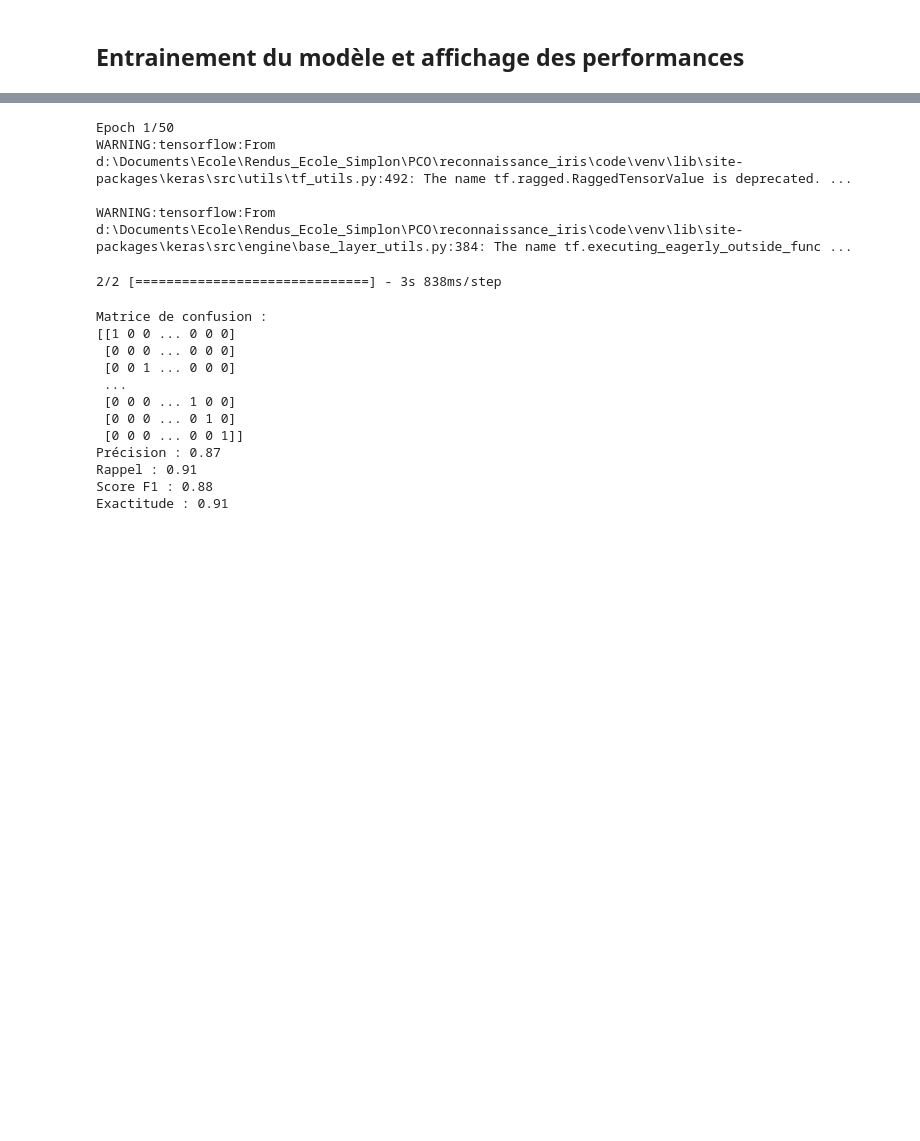
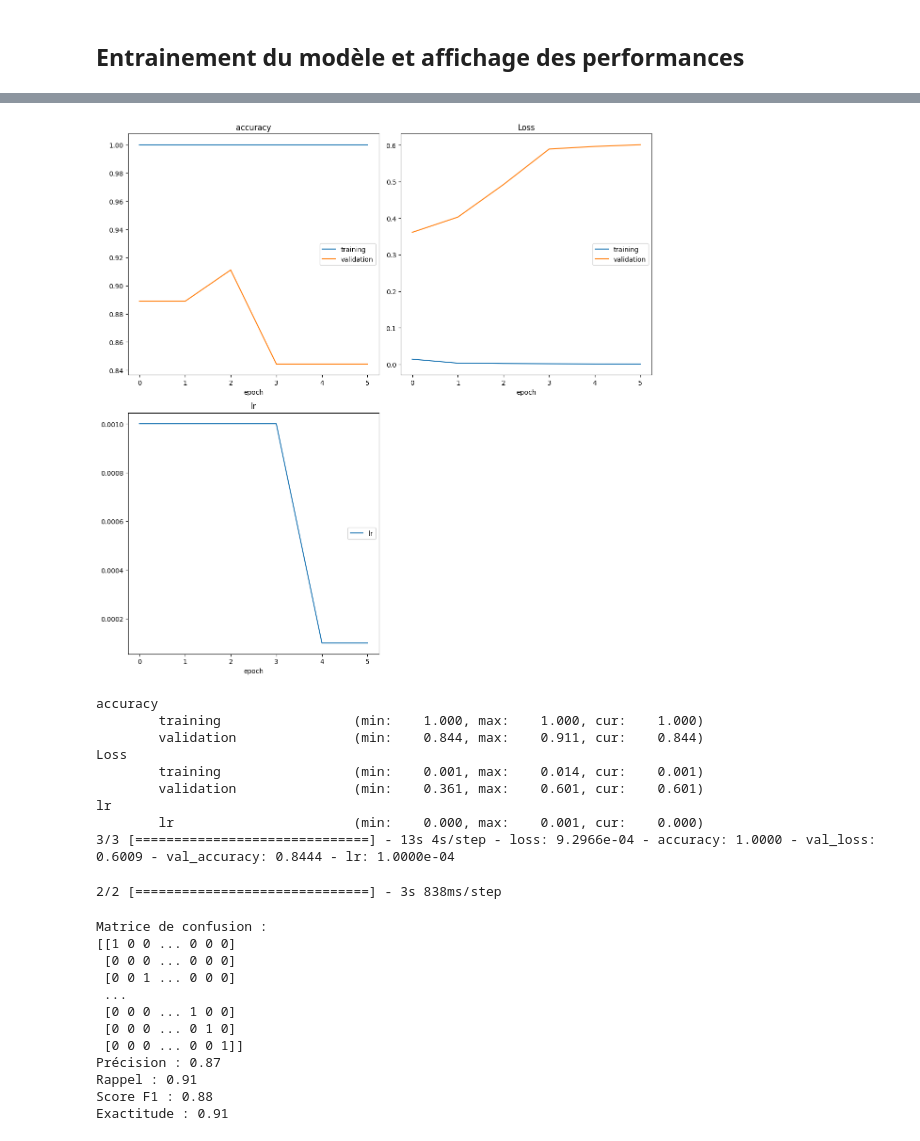
Before and after one commit to gdaume24/Rendus_Ecole_Simplon, a Jupyter notebook: PCO/reconnaissance_iris/code/notebooks/original/Exemple_base_classif_OG copy.ipynb, the cells around one changed output, grey strips where cells are left out. Saved outputs shown, nothing was run; the diff lists cells and outputs as text; code cells hidden in the pictures; blank space fills up the shorter version.

```diff
--- a/PCO/reconnaissance_iris/code/notebooks/original/Exemple_base_classif_OG copy.ipynb
+++ b/PCO/reconnaissance_iris/code/notebooks/original/Exemple_base_classif_OG copy.ipynb
@@ -151,12 +132,18 @@ Trainable params: 1612845 (6.15 MB)
 Non-trainable params: 14714688 (56.13 MB)
 _________________________________________________________________
 # %%
-hist = OG_model.fit(np.array(X_train), np.array(y_train_enc), batch_size = 30, epochs = 50, validation_split=0.25,callbacks=[rlrop,early,PlotLossesKeras()])
+hist = OG_model.fit(np.array(X_train), np.array(y_train_enc), batch_size = 30, epochs = 5, validation_split=0.25,callbacks=[rlrop,early,PlotLossesKeras()])
 # %% [output]
+[figure, added]
-Epoch 1/50
-WARNING:tensorflow:From d:\Documents\Ecole\Rendus_Ecole_Simplon\PCO\reconnaissance_iris\code\venv\lib\site-packages\keras\src\utils\tf_utils.py:492: The name tf.ragged.RaggedTensorValue is deprecated. ...
-
-WARNING:tensorflow:From d:\Documents\Ecole\Rendus_Ecole_Simplon\PCO\reconnaissance_iris\code\venv\lib\site-packages\keras\src\engine\base_layer_utils.py:384: The name tf.executing_eagerly_outside_func ...
+accuracy
+        training                 (min:    1.000, max:    1.000, cur:    1.000)
+        validation               (min:    0.844, max:    0.911, cur:    0.844)
+Loss
+        training                 (min:    0.001, max:    0.014, cur:    0.001)
+        validation               (min:    0.361, max:    0.601, cur:    0.601)
+lr
+        lr                       (min:    0.000, max:    0.001, cur:    0.000)
+3/3 [==============================] - 13s 4s/step - loss: 9.2966e-04 - accuracy: 1.0000 - val_loss: 0.6009 - val_accuracy: 0.8444 - lr: 1.0000e-04
 # %%
 # Exemple de données de test (remplacez cela par vos propres données)
 
```
Also changed, not shown: parts of 3 cells of this notebook, 9 other files.
